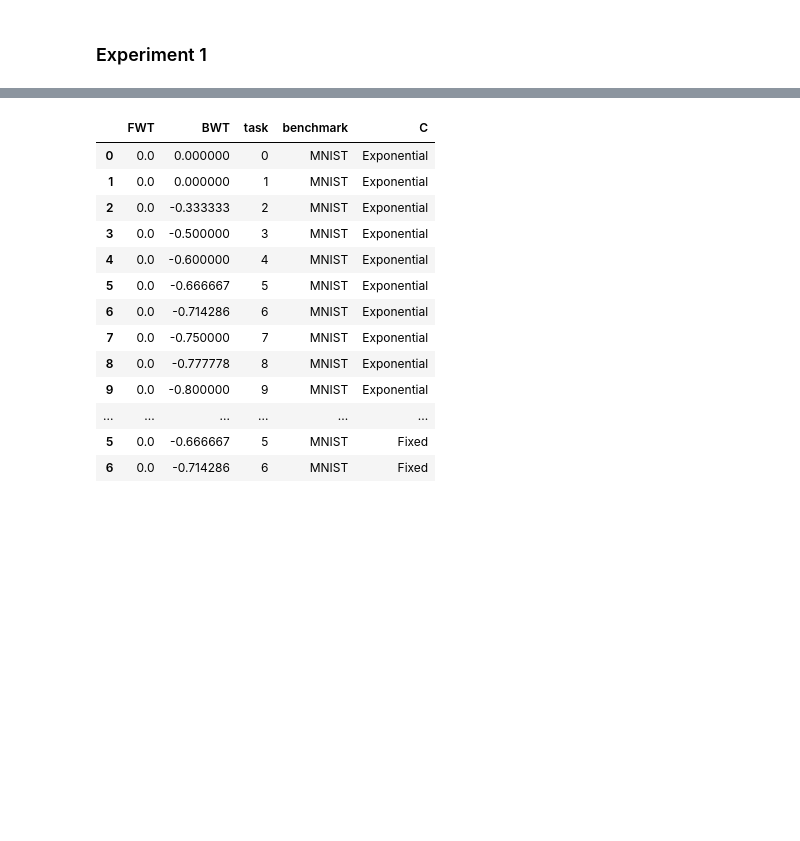
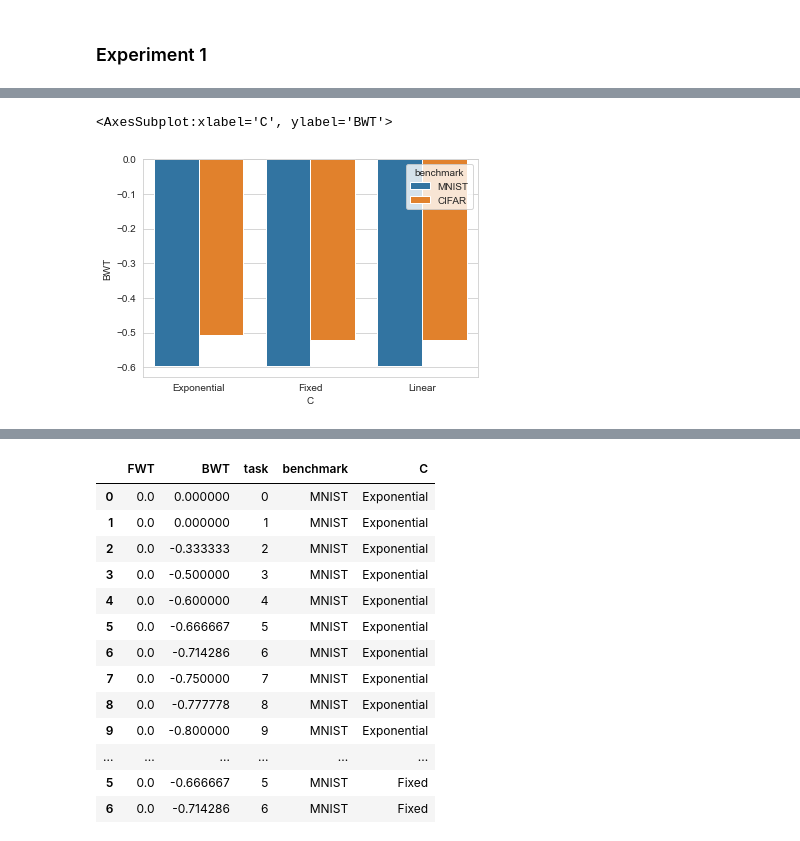
Before and after one commit to lguerdan/10-701-Project, a Jupyter notebook: dev_notebook.ipynb, the cells around one changed output, grey strips where cells are left out. Cells and saved outputs as stored; diff of their text form; code cells hidden in the pictures; blank space fills up the shorter version.

```diff
--- a/dev_notebook.ipynb
+++ b/dev_notebook.ipynb
@@ -47,0 +172,5 @@ plot_centralized_fixed_cuttoff_experiment(exp)
+# %%
+sns.barplot(data=class_cl, x='C', y='BWT', hue='benchmark')
+# %% [output]
+<AxesSubplot:xlabel='C', ylabel='BWT'>
+[figure, added]
```
Also changed, not shown: parts of 9 cells of this notebook.
